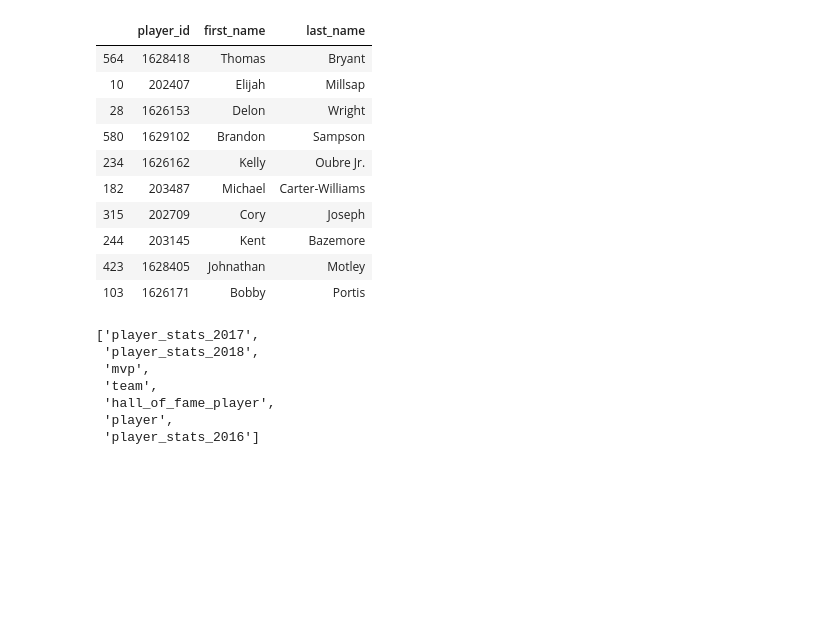
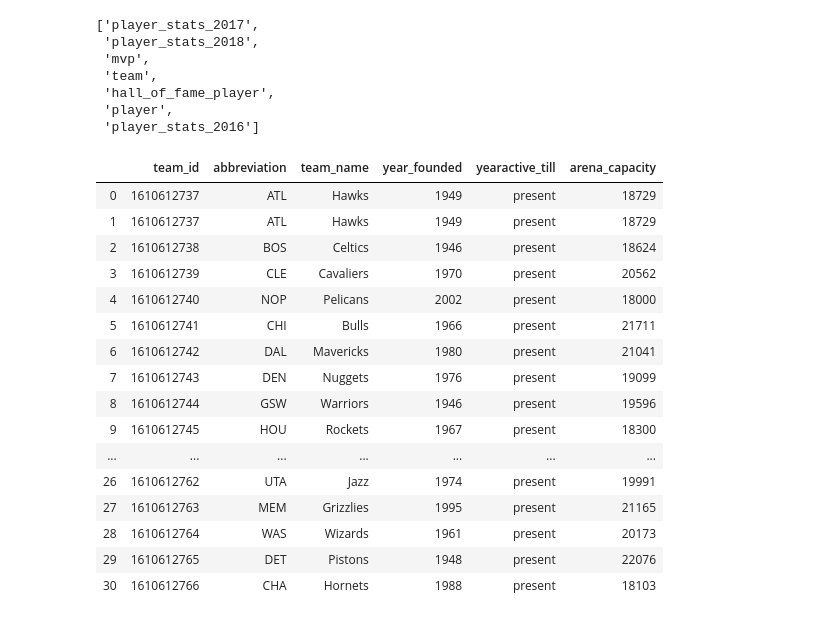
Before and after one commit to whysoq520/ETL-Project, a Jupyter notebook: mvp data cleaning.ipynb, the cells around one changed output. Cells and saved outputs as stored; diff of their text form; code cells hidden in the pictures; blank space fills up the shorter version.

```diff
--- a/mvp data cleaning.ipynb
+++ b/mvp data cleaning.ipynb
@@ -61,15 +63,0 @@ mvp.head()
-# %%
-player = pd.read_csv("Players Table.csv")
-player.sample(10)
-# %% [output]
-|  | player_id | first_name | last_name |
-| 564 | 1628418 | Thomas | Bryant |
-| 10 | 202407 | Elijah | Millsap |
-| 28 | 1626153 | Delon | Wright |
-| 580 | 1629102 | Brandon | Sampson |
-| 234 | 1626162 | Kelly | Oubre Jr. |
-| 182 | 203487 | Michael | Carter-Williams |
-| 315 | 202709 | Cory | Joseph |
-| 244 | 203145 | Kent | Bazemore |
-| 423 | 1628405 | Johnathan | Motley |
-| 103 | 1626171 | Bobby | Portis |
@@ -88,0 +84,21 @@ engine.table_names()
+# %%
+team=pd.read_csv("Resources/TeamDetails.csv")
+team
+# %% [output]
+|  | team_id | abbreviation | team_name | year_founded | yearactive_till | arena_capacity |
+| 0 | 1610612737 | ATL | Hawks | 1949 | present | 18729 |
+| 1 | 1610612737 | ATL | Hawks | 1949 | present | 18729 |
+| 2 | 1610612738 | BOS | Celtics | 1946 | present | 18624 |
+| 3 | 1610612739 | CLE | Cavaliers | 1970 | present | 20562 |
+| 4 | 1610612740 | NOP | Pelicans | 2002 | present | 18000 |
+| 5 | 1610612741 | CHI | Bulls | 1966 | present | 21711 |
+| 6 | 1610612742 | DAL | Mavericks | 1980 | present | 21041 |
+| 7 | 1610612743 | DEN | Nuggets | 1976 | present | 19099 |
+| 8 | 1610612744 | GSW | Warriors | 1946 | present | 19596 |
+| 9 | 1610612745 | HOU | Rockets | 1967 | present | 18300 |
+| ... | ... | ... | ... | ... | ... | ... |
+| 26 | 1610612762 | UTA | Jazz | 1974 | present | 19991 |
+| 27 | 1610612763 | MEM | Grizzlies | 1995 | present | 21165 |
+| 28 | 1610612764 | WAS | Wizards | 1961 | present | 20173 |
+| 29 | 1610612765 | DET | Pistons | 1948 | present | 22076 |
+| 30 | 1610612766 | CHA | Hornets | 1988 | present | 18103 |
```
Also changed, not shown: parts of 8 cells of this notebook.
